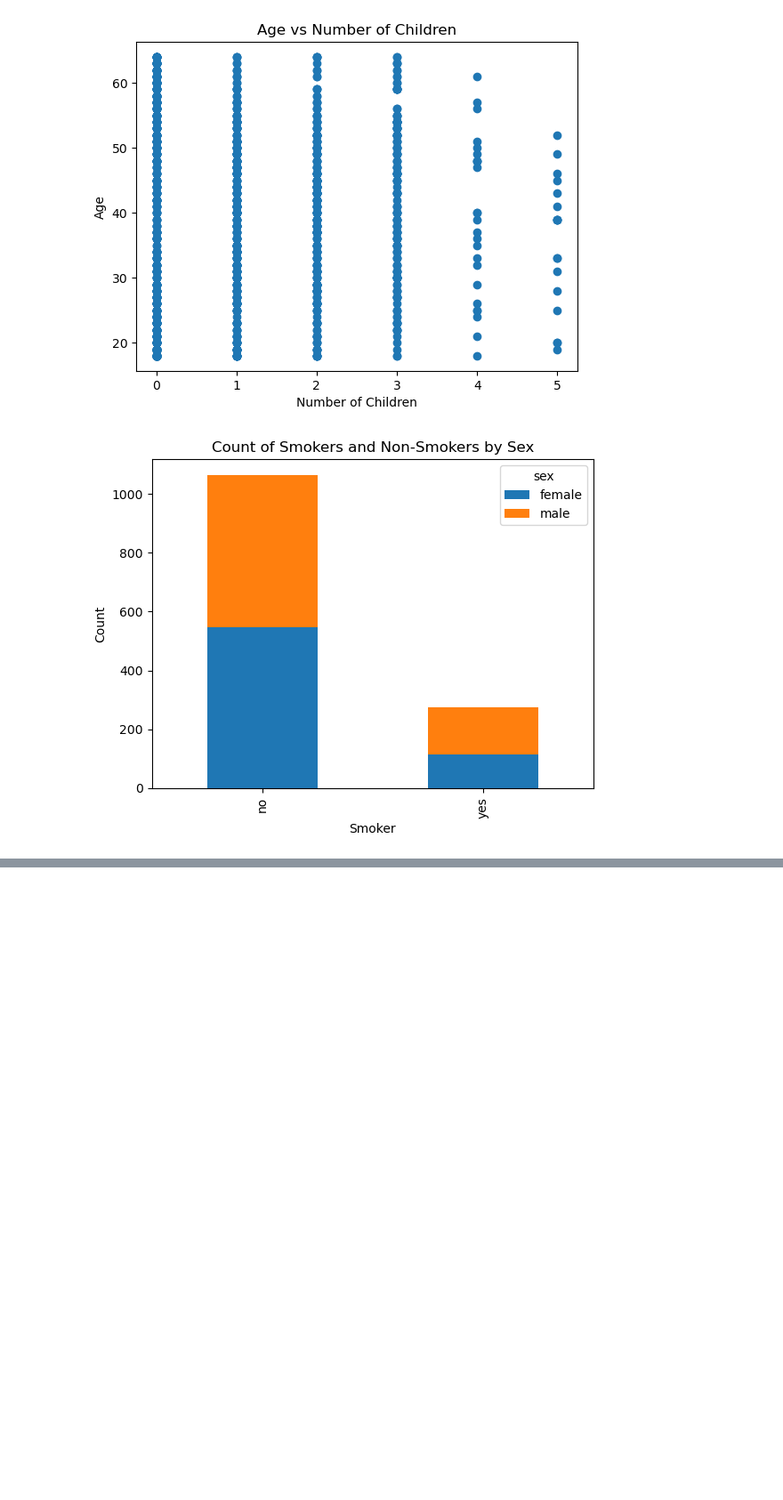
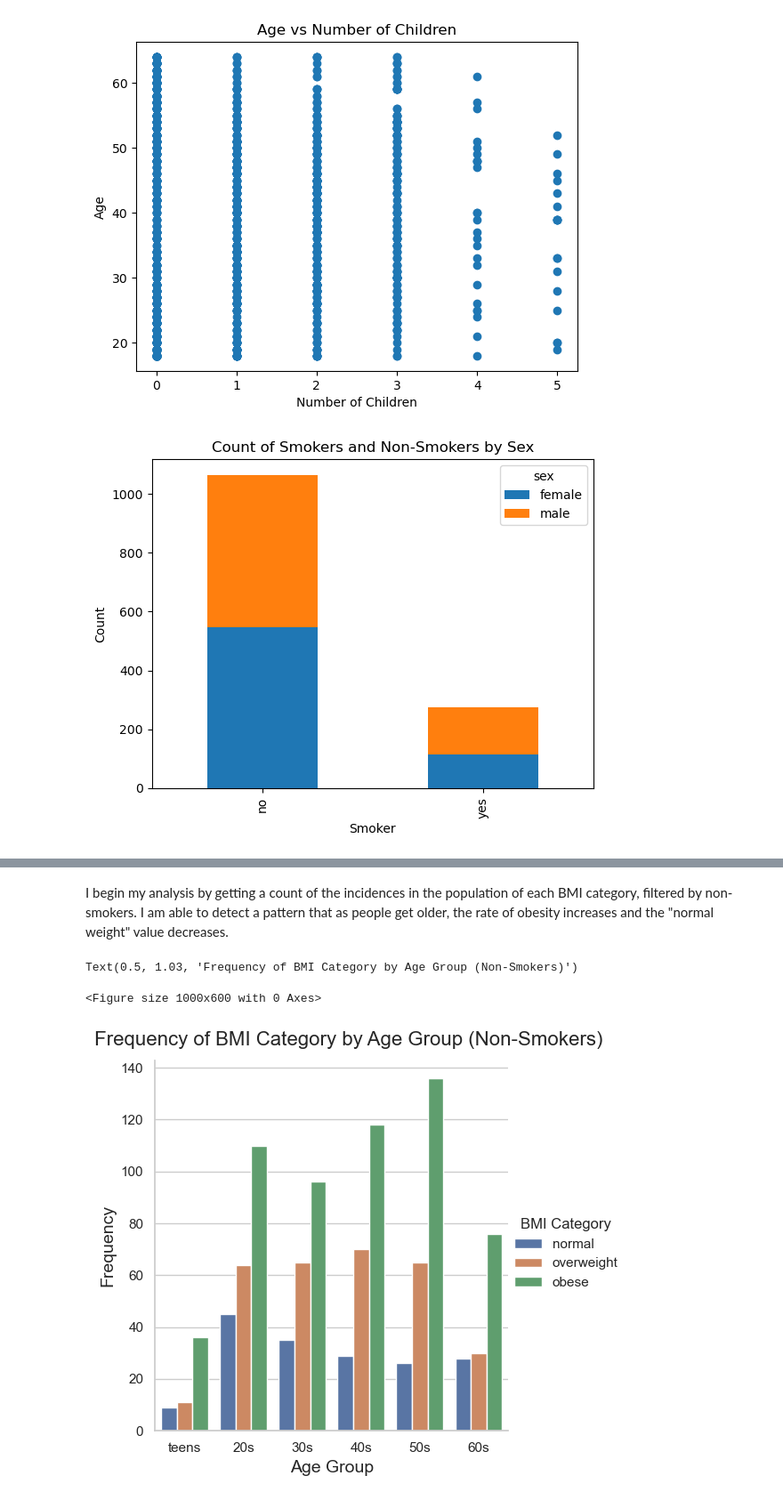
Before and after one commit to ubco-W2022T2-data301/project-group-group10, a Jupyter notebook: analysis/analysis1.ipynb, the cells around one changed output, grey strips where cells are left out. Shown at 89% size. Saved outputs shown, nothing was run; the diff lists cells and outputs as text; code cells hidden in the pictures; blank space fills up the shorter version.

```diff
--- a/analysis/analysis1.ipynb
+++ b/analysis/analysis1.ipynb
@@ -325,0 +560,6 @@ plt.show()
+# %%
+#As there are very few entries (20) for underweight people, I am going to remove this completely.
+#After printing the new dataset, I can see that 20 rows have been removed.
+
+filtered_df = dfdrop[dfdrop['bmi'] >= 18.5]
+filtered_df
@@ -325,0 +631,6 @@ plt.show()
+# %%
+#here I re-arranged the order of the columns
+
+new_order = ['age group', 'age', 'sex', 'children', 'has children', 'smoker', 'region', 'bmi', 'BMI Category']
+filtered_df = filtered_df.reindex(columns=new_order)
+filtered_df
@@ -325,0 +651,6 @@ plt.show()
+# %%
+
+#Here I renamed the column "sex" to "gender"
+
+filtered_df = filtered_df.rename(columns={"sex": "gender"})
+filtered_df
@@ -325,0 +689,5 @@ plt.show()
+# %%
+#Capitalize the column headers
+
+filtered_df = filtered_df.rename(columns={'age group':'Age Group', 'age':'Age','gender':'Gender','bmi':'BMI','children':'Children','region':'Region', 'smoker':'Smoker', 'has children':'Has Children'})
+filtered_df
@@ -325,0 +847,25 @@ plt.show()
+# %% [markdown]
+I begin my analysis by getting a count of the incidences in the population of each BMI category, filtered by non-smokers.  I am able to detect a pattern that as people get older, the rate of obesity increases and the "normal weight" value decreases.
+# %%
+import seaborn as sns
+
+sns.set(style="whitegrid")
+plt.figure(figsize=(10, 6))
+
+smokers_df = filtered_df[filtered_df['Smoker'] == 'no']
+age_order = ['teens', '20s', '30s', '40s', '50s', '60s']
+bmi_order = ['normal', 'overweight', 'obese']
+
+plot = sns.catplot(x='Age Group',
+                   hue='BMI Category',
+                   hue_order=bmi_order,
+                   data=smokers_df,
+                   kind='count',
+                   order=age_order)
+
+plot.set_axis_labels('Age Group', 'Frequency', fontsize=14)
+plot.fig.suptitle('Frequency of BMI Category by Age Group (Non-Smokers)', fontsize=16, y=1.03)
+# %% [output]
+Text(0.5, 1.03, 'Frequency of BMI Category by Age Group (Non-Smokers)')
+<Figure size 1000x600 with 0 Axes>
+[figure, added]
```
Also changed, not shown: parts of 74 cells of this notebook, 4 other files.
